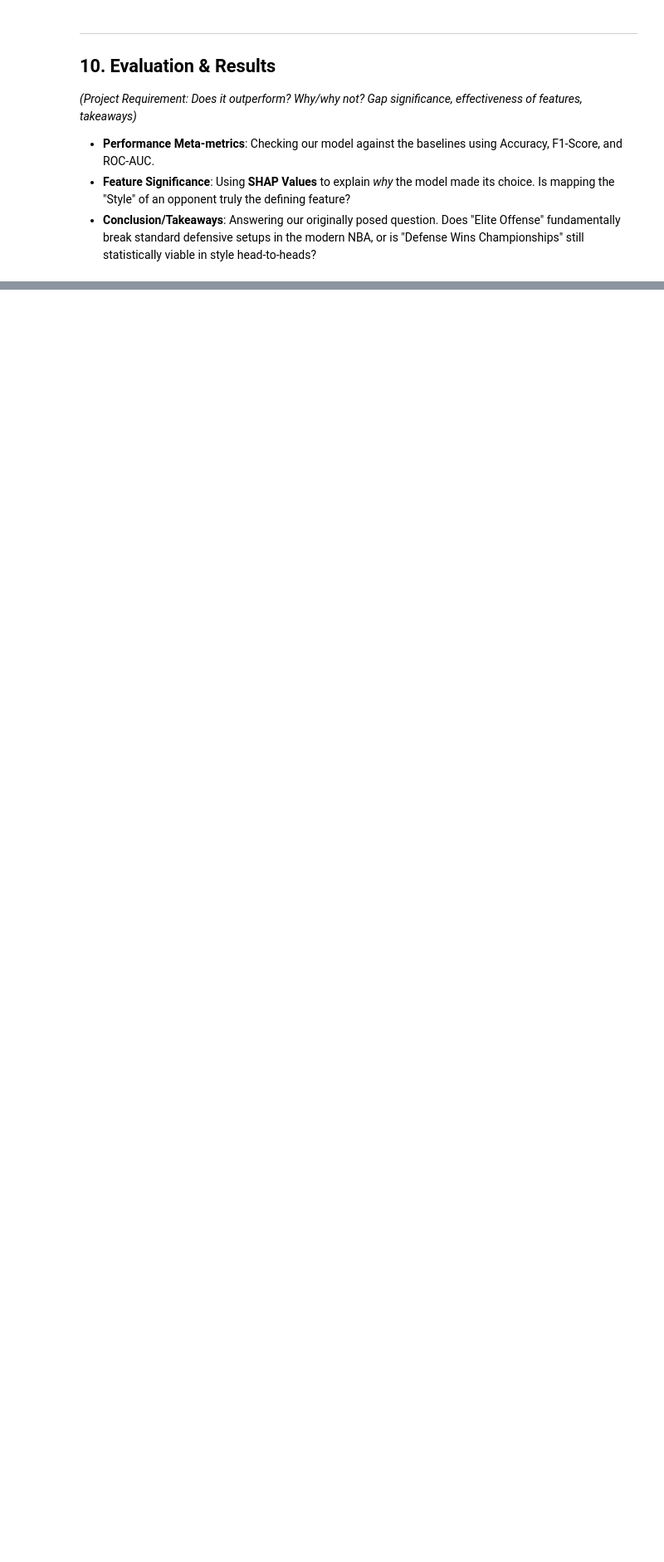
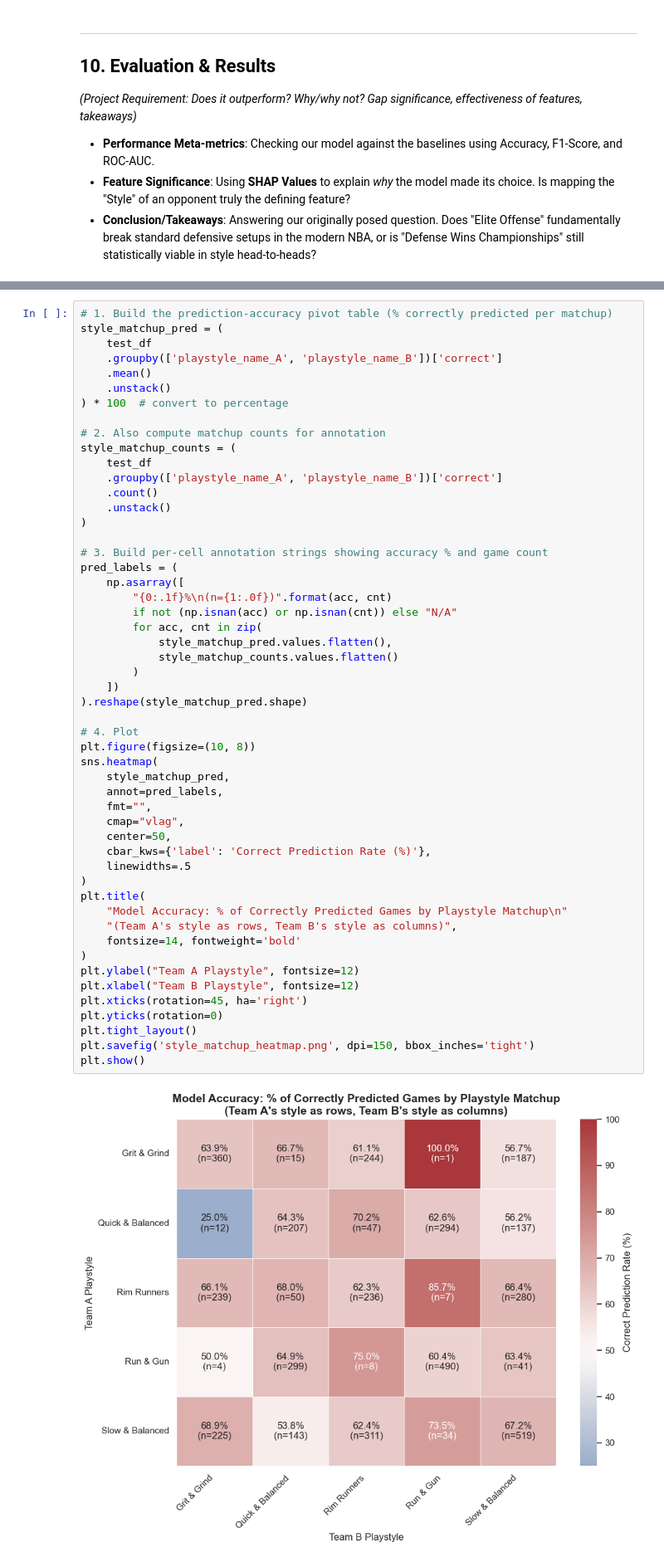
Before and after one commit to RaghavDewangan/dsc_148_final, a Jupyter notebook: NBA_Style_Matchup.ipynb, the cells around one changed output, grey strips where cells are left out. Shown at 83% size. Drawn from its saved outputs; the diff is of its cells as text; blank space fills up the shorter version.

```diff
--- a/NBA_Style_Matchup.ipynb
+++ b/NBA_Style_Matchup.ipynb
@@ -1011,0 +1125,54 @@ plt.show()
+# %%
+# 1. Build the prediction-accuracy pivot table (% correctly predicted per matchup)
+style_matchup_pred = (
+    test_df
+    .groupby(['playstyle_name_A', 'playstyle_name_B'])['correct']
+    .mean()
+    .unstack()
+) * 100  # convert to percentage
+
+# 2. Also compute matchup counts for annotation
+style_matchup_counts = (
+    test_df
+    .groupby(['playstyle_name_A', 'playstyle_name_B'])['correct']
+    .count()
+    .unstack()
+)
+
+# 3. Build per-cell annotation strings showing accuracy % and game count
+pred_labels = (
+    np.asarray([
+        "{0:.1f}%\n(n={1:.0f})".format(acc, cnt)
+        if not (np.isnan(acc) or np.isnan(cnt)) else "N/A"
+        for acc, cnt in zip(
+            style_matchup_pred.values.flatten(),
+            style_matchup_counts.values.flatten()
+        )
+    ])
+).reshape(style_matchup_pred.shape)
+
+# 4. Plot
+plt.figure(figsize=(10, 8))
+sns.heatmap(
+    style_matchup_pred,
+    annot=pred_labels,
+    fmt="",
+    cmap="vlag",
+    center=50,
+    cbar_kws={'label': 'Correct Prediction Rate (%)'},
+    linewidths=.5
+)
+plt.title(
+    "Model Accuracy: % of Correctly Predicted Games by Playstyle Matchup\n"
+    "(Team A's style as rows, Team B's style as columns)",
+    fontsize=14, fontweight='bold'
+)
+plt.ylabel("Team A Playstyle", fontsize=12)
+plt.xlabel("Team B Playstyle", fontsize=12)
+plt.xticks(rotation=45, ha='right')
+plt.yticks(rotation=0)
+plt.tight_layout()
+plt.savefig('style_matchup_heatmap.png', dpi=150, bbox_inches='tight')
+plt.show()
+# %% [output]
+[figure, added]
```
Also changed, not shown: parts of 16 cells of this notebook, 1 other file.
